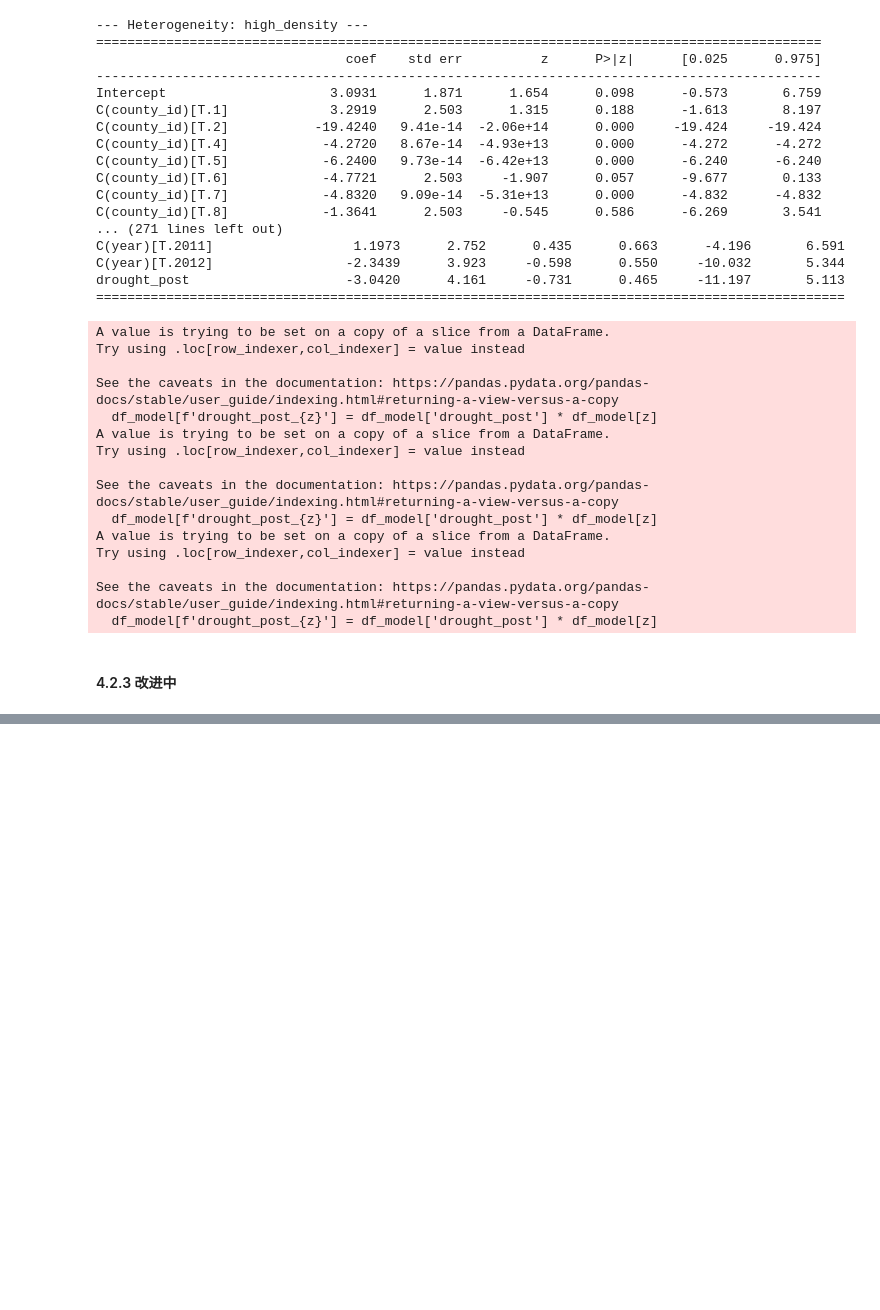
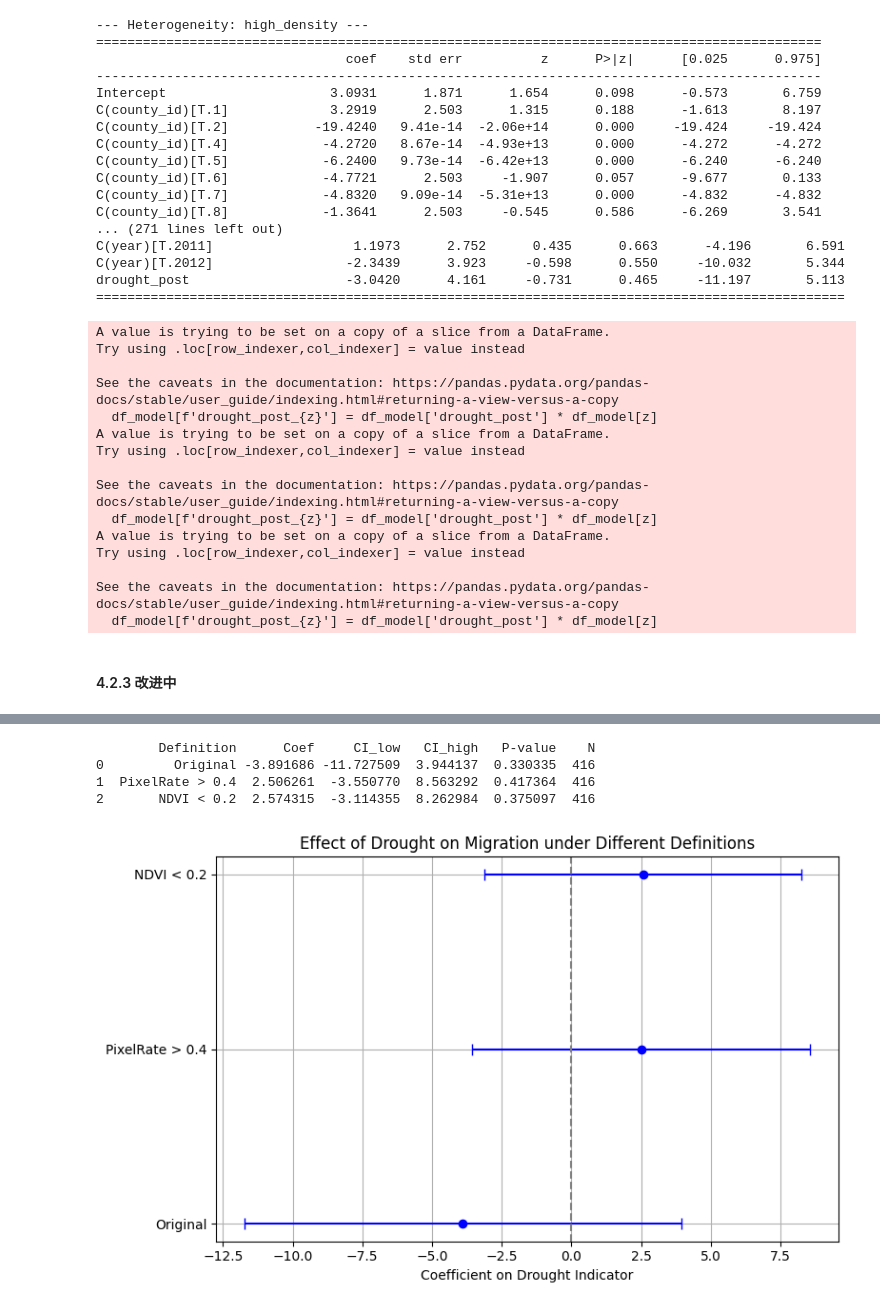
Before and after one commit to ixxiiris/CASA_Dissertation, a Jupyter notebook: DiD/did_event.ipynb, the cells around one changed output, grey strips where cells are left out. Drawn from its saved outputs; the diff is of its cells as text; code cells hidden in the pictures; blank space fills up the shorter version.

```diff
--- a/DiD/did_event.ipynb
+++ b/DiD/did_event.ipynb
@@ -523,0 +538,6 @@ See the caveats in the documentation: https://pandas.pydata.org/pandas-docs/stab
+# %%
+import pandas as pd
+import statsmodels.formula.api as smf
+
+# 读取数据
+df_model = pd.read_csv("data/guizhou_model_with_structure_vars_named.csv")
@@ -523,0 +717,6 @@ See the caveats in the documentation: https://pandas.pydata.org/pandas-docs/stab
+# %%
+import pandas as pd
+import statsmodels.formula.api as smf
+
+# 读取数据
+df_model = pd.read_csv("data/guizhou_model_struct_dummy_vars.csv")
@@ -523,0 +784,5 @@ See the caveats in the documentation: https://pandas.pydata.org/pandas-docs/stab
+# %%
+# 替代干旱变量：像元比例超过 0.4，且在 2010 年后（post 干旱处理）
+df_model['drought_post_alt'] = (
+    (df_model['drought_pixel_rate'] > 0.4) & (df_model['post_2010'] == 1)
+).astype(int)
@@ -523,0 +823,63 @@ See the caveats in the documentation: https://pandas.pydata.org/pandas-docs/stab
+# %%
+import pandas as pd
+import statsmodels.formula.api as smf
+import matplotlib.pyplot as plt
+
+# Step 1: 构造两个替代干旱变量
+df_model['drought_post_alt'] = ((df_model['drought_pixel_rate'] > 0.4) & (df_model['post_2010'] == 1)).astype(int)
+df_model['drought_post_ndvi'] = ((df_model['ndvi_crop'] < 0.2) & (df_model['post_2010'] == 1)).astype(int)
+
+# Step 2: 定义三种干旱变量
+drought_defs = {
+    'Original': 'drought_post',
+    'PixelRate > 0.4': 'drought_post_alt',
+    'NDVI < 0.2': 'drought_post_ndvi'
+}
+
+# Step 3: 回归并收集系数、置信区间等
+coef_data = []
+
+for label, drought_var in drought_defs.items():
+    df_clean = df_model.dropna(subset=[drought_var, 'net_migration_per_1000', 'county_id', 'year'])
+    model = smf.ols(
+        formula=f"net_migration_per_1000 ~ {drought_var} + C(county_id) + C(year)",
+        data=df_clean
+    ).fit(cov_type='cluster', cov_kwds={'groups': df_clean['county_id']})
+
+    coef = model.params[drought_var]
+    se = model.bse[drought_var]
+    ci_low = coef - 1.96 * se
+    ci_high = coef + 1.96 * se
+    pval = model.pvalues[drought_var]
+    n = df_clean.shape[0]
+
+    coef_data.append({
+        'Definition': label,
+        'Coef': coef,
+        'CI_low': ci_low,
+        'CI_high': ci_high,
+        'P-value': pval,
+        'N': n
+    })
+
+# Step 4: 整理为 DataFrame
+coef_df = pd.DataFrame(coef_data)
+print(coef_df)
+
+# Step 5: 绘制 coefplot
+plt.figure(figsize=(8, 5))
+plt.errorbar(coef_df['Coef'], coef_df['Definition'],
+             xerr=[coef_df['Coef'] - coef_df['CI_low'], coef_df['CI_high'] - coef_df['Coef']],
+             fmt='o', capsize=4, color='blue')
+plt.axvline(0, color='gray', linestyle='--')
+plt.xlabel("Coefficient on Drought Indicator")
+plt.title("Effect of Drought on Migration under Different Definitions")
+plt.grid(True)
+plt.tight_layout()
+plt.show()
+# %% [output]
+        Definition      Coef     CI_low   CI_high   P-value    N
+0         Original -3.891686 -11.727509  3.944137  0.330335  416
+1  PixelRate > 0.4  2.506261  -3.550770  8.563292  0.417364  416
+2       NDVI < 0.2  2.574315  -3.114355  8.262984  0.375097  416
+[figure, added]
```
Also changed, not shown: parts of 27 cells of this notebook.
